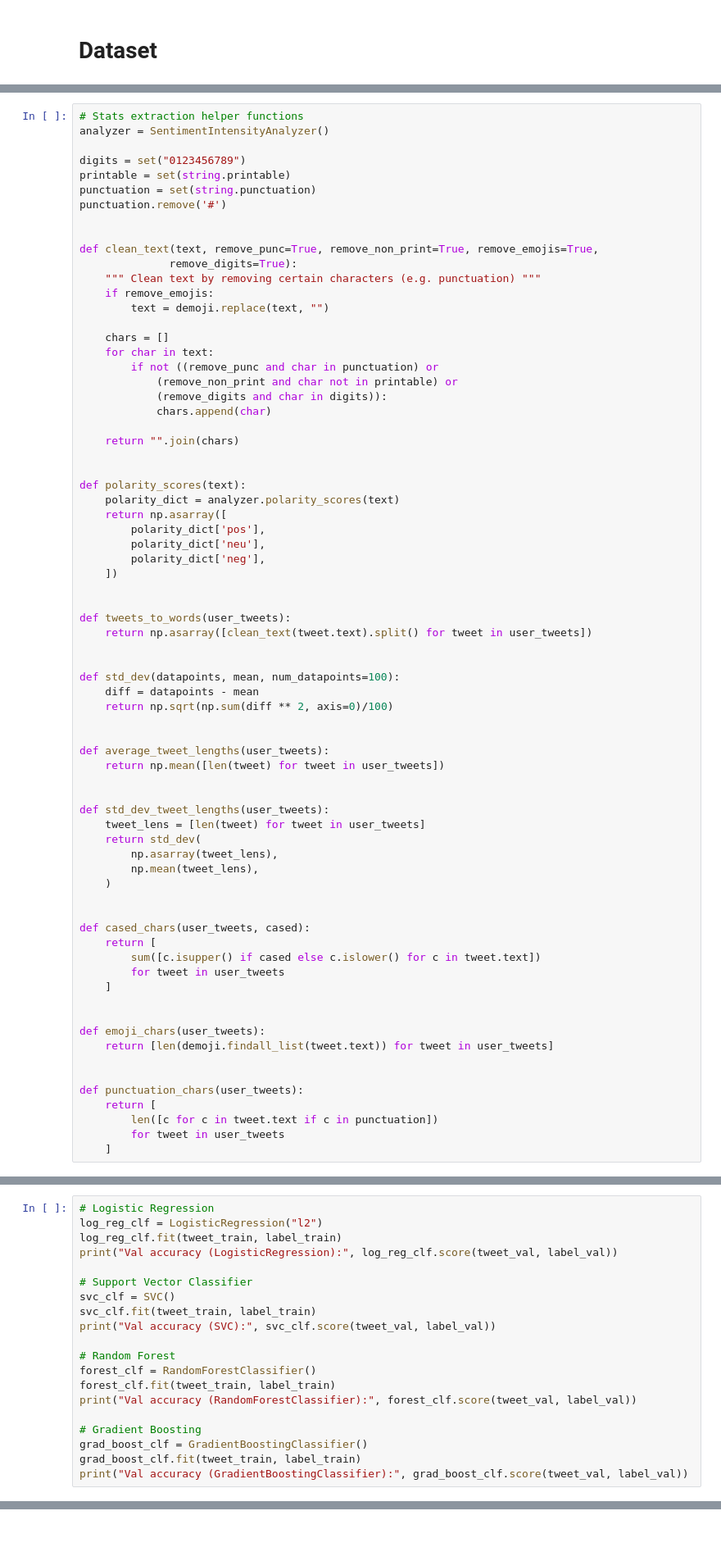
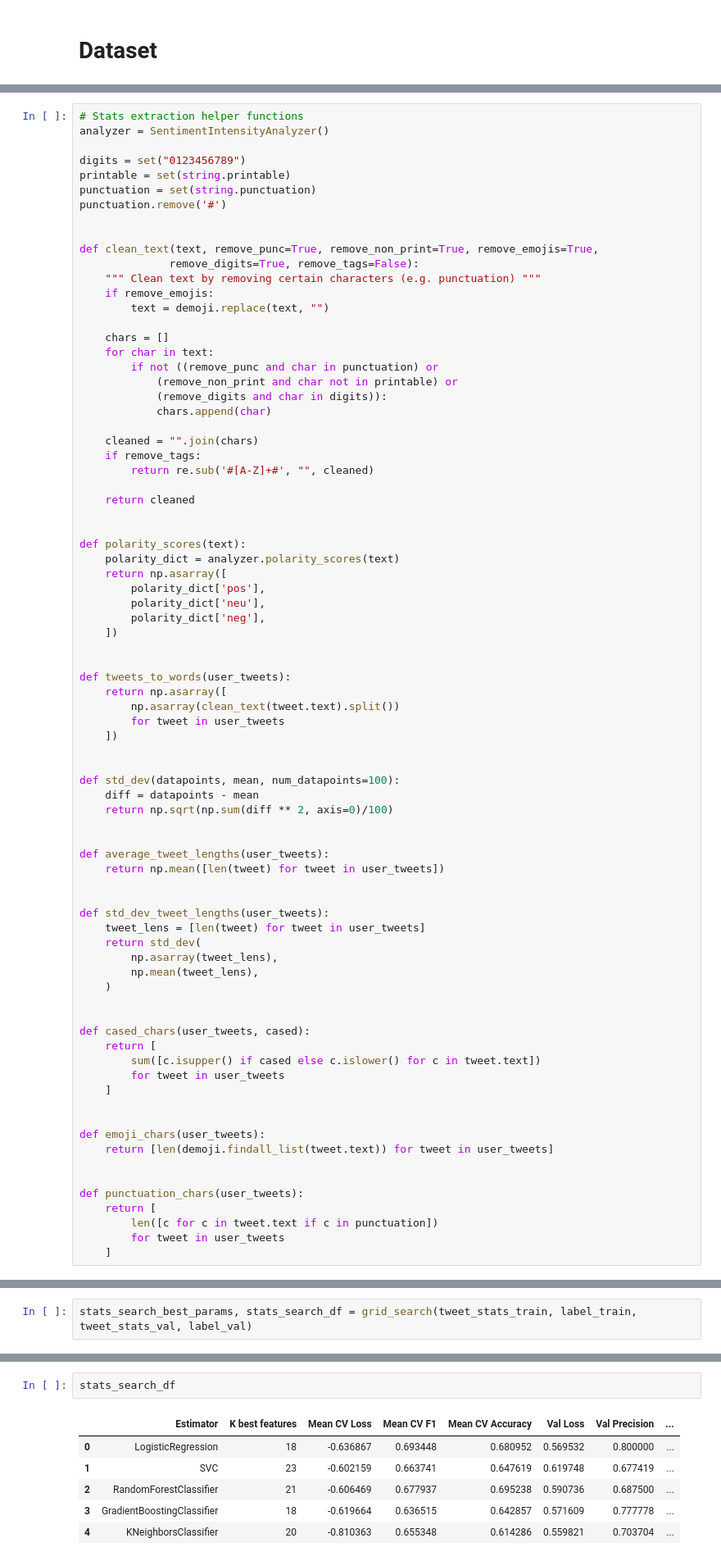
Before and after one commit to Fake-News-Profiling/fnp-models, a Jupyter notebook: classifier/ensemble_model.ipynb, the cells around one changed output, grey strips where cells are left out. Shown at 82% size. Saved outputs shown, nothing was run; the diff lists cells and outputs as text; blank space fills up the shorter version.

```diff
--- a/classifier/ensemble_model.ipynb
+++ b/classifier/ensemble_model.ipynb
@@ -44,7 +46,7 @@ punctuation.remove('#')
 
 
 def clean_text(text, remove_punc=True, remove_non_print=True, remove_emojis=True,
-              remove_digits=True):
+              remove_digits=True, remove_tags=False):
     """ Clean text by removing certain characters (e.g. punctuation) """
     if remove_emojis:
         text = demoji.replace(text, "")
@@ -56,7 +58,11 @@ def clean_text(text, remove_punc=True, remove_non_print=True, remove_emojis=True
             (remove_digits and char in digits)):
             chars.append(char)
 
-    return "".join(chars)
+    cleaned = "".join(chars)
+    if remove_tags:
+        return re.sub('#[A-Z]+#', "", cleaned)
+
+    return cleaned
 
 
 def polarity_scores(text):
@@ -69,7 +75,10 @@ def polarity_scores(text):
 
 
 def tweets_to_words(user_tweets):
-    return np.asarray([clean_text(tweet.text).split() for tweet in user_tweets])
+    return np.asarray([
+        np.asarray(clean_text(tweet.text).split())
+        for tweet in user_tweets
+    ])
 
 
 def std_dev(datapoints, mean, num_datapoints=100):
@@ -407,20 +366,0 @@ selected_scores
-# %%
-# Logistic Regression
-log_reg_clf = LogisticRegression("l2")
-log_reg_clf.fit(tweet_train, label_train)
-print("Val accuracy (LogisticRegression):", log_reg_clf.score(tweet_val, label_val))
-
-# Support Vector Classifier
-svc_clf = SVC()
-svc_clf.fit(tweet_train, label_train)
-print("Val accuracy (SVC):", svc_clf.score(tweet_val, label_val))
-
-# Random Forest
-forest_clf = RandomForestClassifier()
-forest_clf.fit(tweet_train, label_train)
-print("Val accuracy (RandomForestClassifier):", forest_clf.score(tweet_val, label_val))
-
-# Gradient Boosting
-grad_boost_clf = GradientBoostingClassifier()
-grad_boost_clf.fit(tweet_train, label_train)
-print("Val accuracy (GradientBoostingClassifier):", grad_boost_clf.score(tweet_val, label_val))
@@ -431,0 +371,2 @@ Val accuracy (GradientBoostingClassifier): 0.7111111111111111
+# %%
+stats_search_best_params, stats_search_df = grid_search(tweet_stats_train, label_train, tweet_stats_val, label_val)
@@ -431,0 +393,9 @@ Val accuracy (GradientBoostingClassifier): 0.7111111111111111
+# %%
+stats_search_df
+# %% [output]
+|  | Estimator | K best features | Mean CV Loss | Mean CV F1 | Mean CV Accuracy | Val Loss | Val Precision | ... |
+| 0 | LogisticRegression | 18 | -0.636867 | 0.693448 | 0.680952 | 0.569532 | 0.800000 | ... |
+| 1 | SVC | 23 | -0.602159 | 0.663741 | 0.647619 | 0.619748 | 0.677419 | ... |
+| 2 | RandomForestClassifier | 21 | -0.606469 | 0.677937 | 0.695238 | 0.590736 | 0.687500 | ... |
+| 3 | GradientBoostingClassifier | 18 | -0.619664 | 0.636515 | 0.642857 | 0.571609 | 0.777778 | ... |
+| 4 | KNeighborsClassifier | 20 | -0.810363 | 0.655348 | 0.614286 | 0.559821 | 0.703704 | ... |
```
Also changed, not shown: parts of 37 cells of this notebook, 1 other file.
